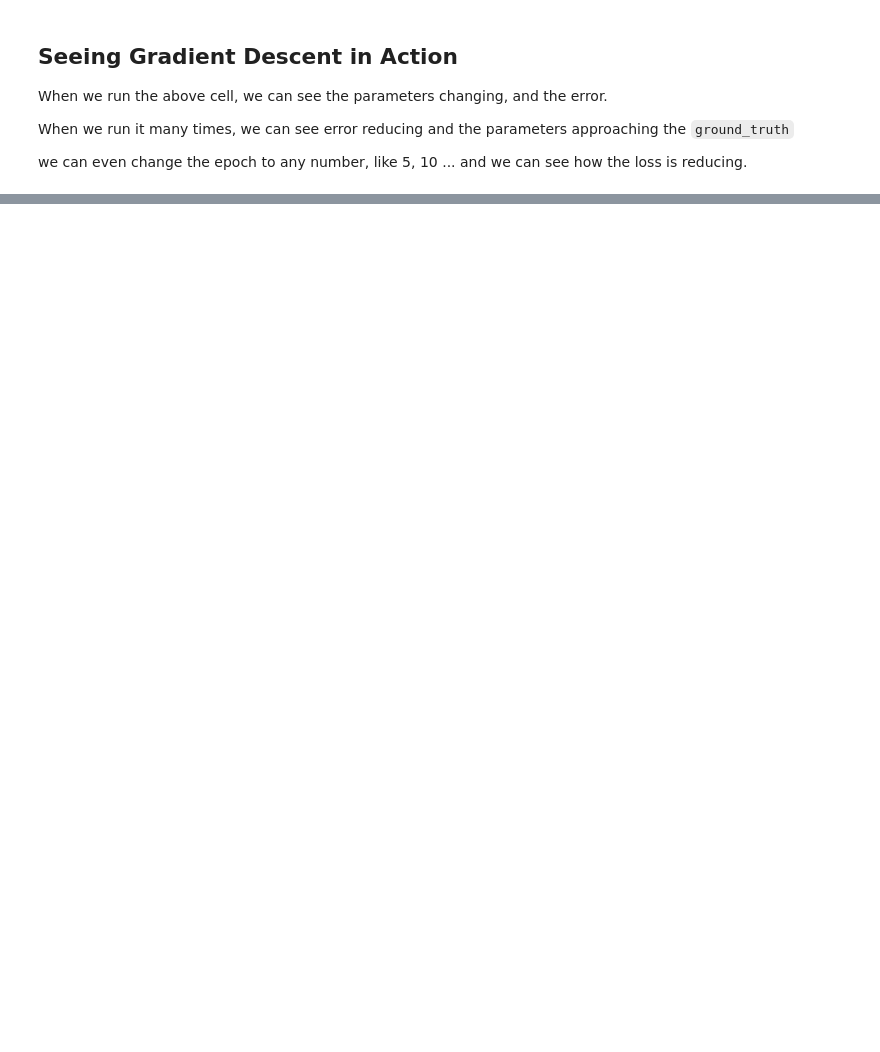
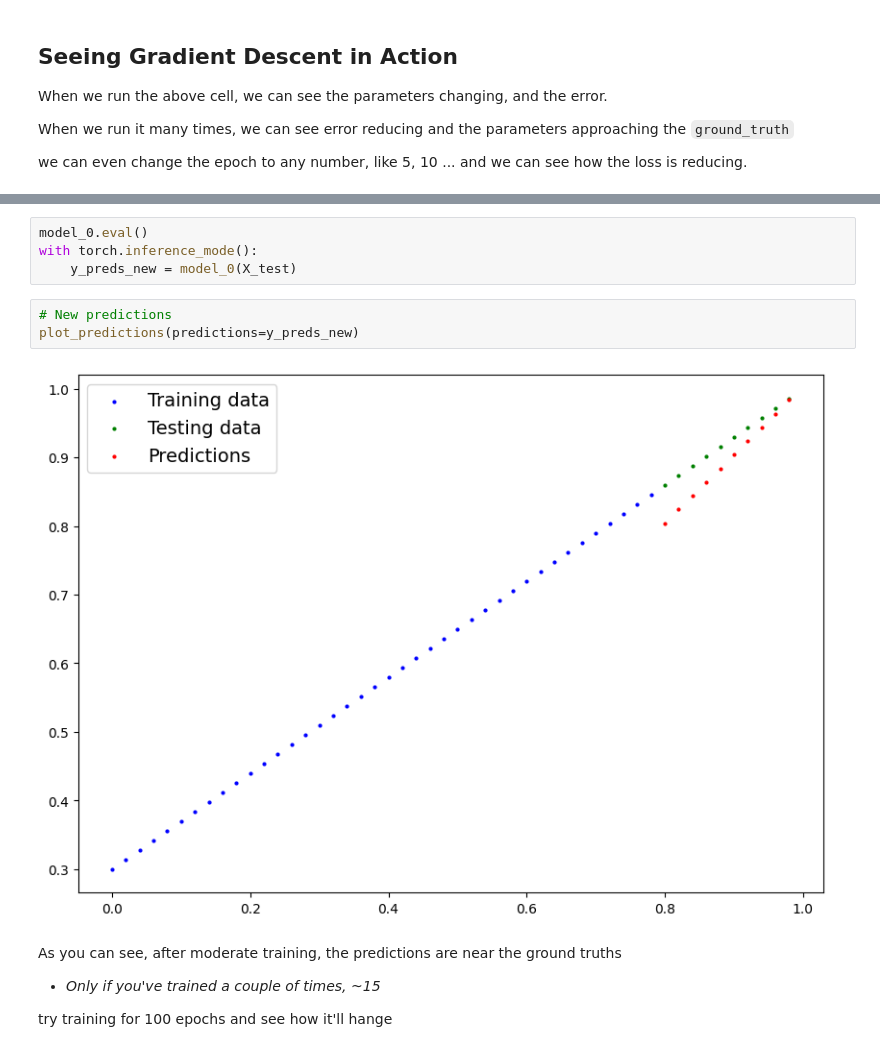
Before and after one commit to CYST084/_PyTorch-for-Deep-Learning---Machine-Learning, a Jupyter notebook: 01_pytorch_workflow.ipynb, the cells around one changed output, grey strips where cells are left out. Saved outputs shown, nothing was run; the diff lists cells and outputs as text; blank space fills up the shorter version.

```diff
--- a/01_pytorch_workflow.ipynb
+++ b/01_pytorch_workflow.ipynb
@@ -491,0 +504,14 @@ we can even change the epoch to any number, like 5, 10 ... and we can see how th
+# %%
+model_0.eval()
+with torch.inference_mode():
+    y_preds_new = model_0(X_test)
+# %%
+# New predictions
+plot_predictions(predictions=y_preds_new)
+# %% [output]
+[figure, added]
+# %% [markdown]
+As you can see, after moderate training, the predictions are near the ground truths
+- *Only if you've trained a couple of times, ~15*
+
+try training for 100 epochs and see how it'll hange
```
Also changed, not shown: parts of 8 cells of this notebook.
